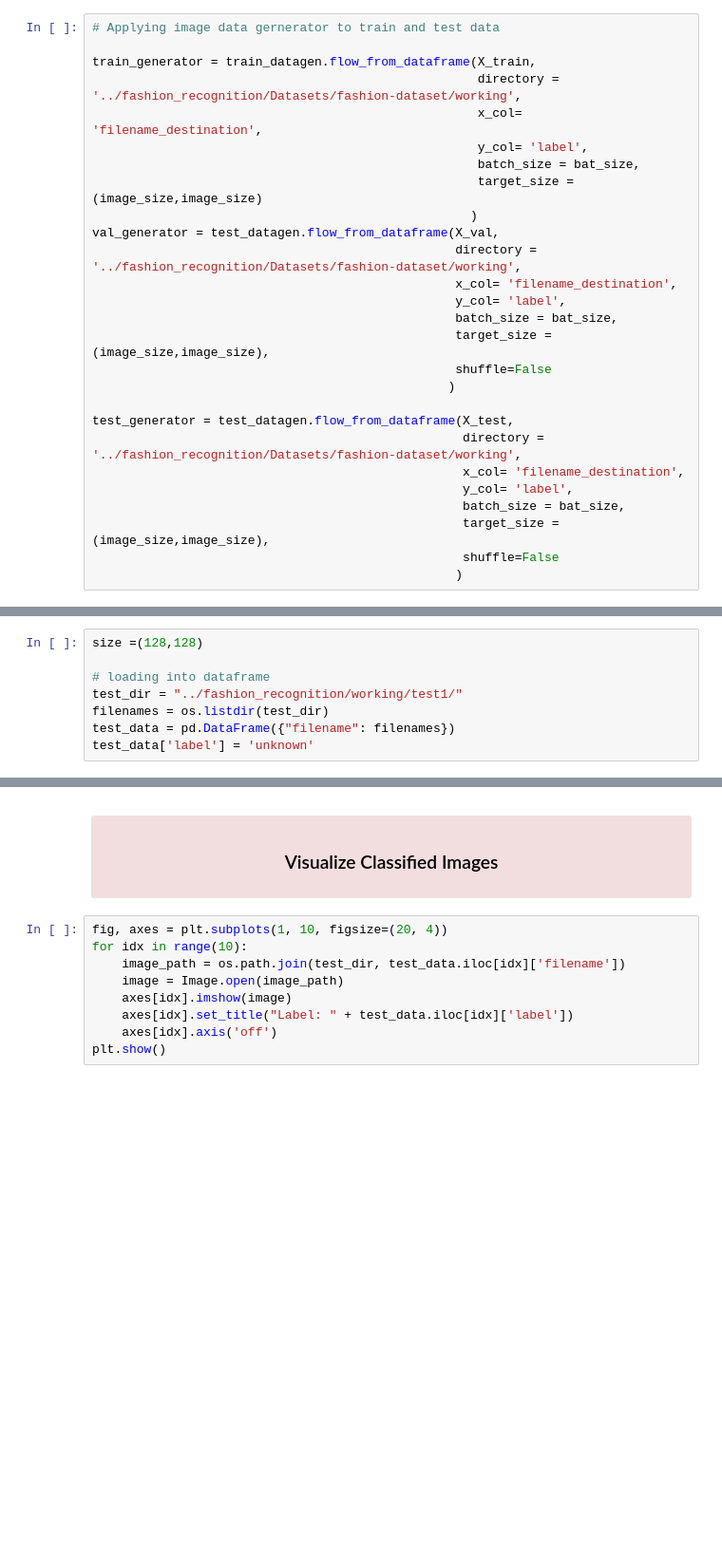
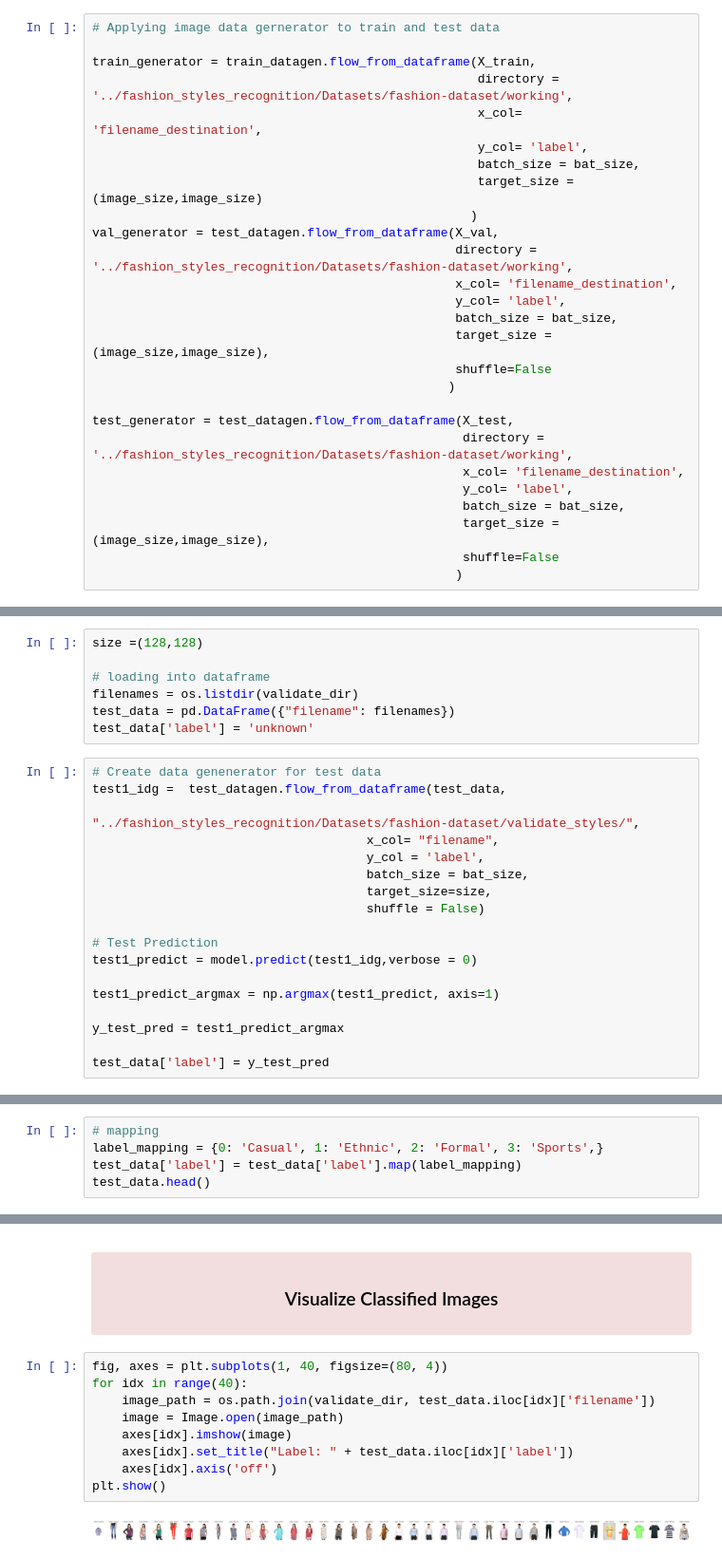
Before and after one commit to fatimafer/fashion_styles_recognition, a Jupyter notebook: fashion_classification.ipynb, the cells around one changed output, grey strips where cells are left out. Shown at 95% size. Cells and saved outputs as stored; diff of their text form; blank space fills up the shorter version.

Commit message:
modelo

```diff
--- a/fashion_classification.ipynb
+++ b/fashion_classification.ipynb
@@ -408,14 +532,14 @@ test_datagen = ImageDataGenerator(rescale=1./255)
 # Applying image data gernerator to train and test data
 
 train_generator = train_datagen.flow_from_dataframe(X_train,
-                                                    directory = '../fashion_recognition/Datasets/fashion-dataset/working',
+                                                    directory = '../fashion_styles_recognition/Datasets/fashion-dataset/working',
                                                     x_col= 'filename_destination',
                                                     y_col= 'label',
                                                     batch_size = bat_size,
                                                     target_size = (image_size,image_size)
                                                    )
 val_generator = test_datagen.flow_from_dataframe(X_val,
-                                                 directory = '../fashion_recognition/Datasets/fashion-dataset/working',
+                                                 directory = '../fashion_styles_recognition/Datasets/fashion-dataset/working',
                                                  x_col= 'filename_destination',
                                                  y_col= 'label',
                                                  batch_size = bat_size,
@@ -424,7 +548,7 @@ val_generator = test_datagen.flow_from_dataframe(X_val,
                                                 )
 
 test_generator = test_datagen.flow_from_dataframe(X_test,
-                                                  directory = '../fashion_recognition/Datasets/fashion-dataset/working',
+                                                  directory = '../fashion_styles_recognition/Datasets/fashion-dataset/working',
                                                   x_col= 'filename_destination',
                                                   y_col= 'label',
                                                   batch_size = bat_size,
@@ -644,7 +840,24 @@ Make predictions on kaggle test data for submission.
 size =(128,128)
 
 # loading into dataframe
-test_dir = "../fashion_recognition/working/test1/"
-filenames = os.listdir(test_dir)
+filenames = os.listdir(validate_dir)
 test_data = pd.DataFrame({"filename": filenames})
 test_data['label'] = 'unknown'
+# %%
+# Create data genenerator for test data
+test1_idg =  test_datagen.flow_from_dataframe(test_data,
+                                     "../fashion_styles_recognition/Datasets/fashion-dataset/validate_styles/",
+                                     x_col= "filename",
+                                     y_col = 'label',
+                                     batch_size = bat_size,
+                                     target_size=size,
+                                     shuffle = False)
+
+# Test Prediction
+test1_predict = model.predict(test1_idg,verbose = 0)
+
+test1_predict_argmax = np.argmax(test1_predict, axis=1)
+
+y_test_pred = test1_predict_argmax
+
+test_data['label'] = y_test_pred
@@ -650,0 +866,5 @@ test_data['label'] = 'unknown'
+# %%
+# mapping
+label_mapping = {0: 'Casual', 1: 'Ethnic', 2: 'Formal', 3: 'Sports',}
+test_data['label'] = test_data['label'].map(label_mapping)
+test_data.head()
@@ -684,11 +889,13 @@ sub.to_csv('../fashion_recognition/Datasets/submission.csv',index=True)
 <a id='21'></a>
 <div class="alert alert-block alert-danger"><h3 style="text-align:center;color:black"> Visualize Classified Images  </h3> </div>
 # %%
-fig, axes = plt.subplots(1, 10, figsize=(20, 4))
-for idx in range(10):
-    image_path = os.path.join(test_dir, test_data.iloc[idx]['filename'])
+fig, axes = plt.subplots(1, 40, figsize=(80, 4))
+for idx in range(40):
+    image_path = os.path.join(validate_dir, test_data.iloc[idx]['filename'])
     image = Image.open(image_path)
     axes[idx].imshow(image)
     axes[idx].set_title("Label: " + test_data.iloc[idx]['label'])
     axes[idx].axis('off')
 plt.show()
+# %% [output]
+[figure, added]
```
Also changed, not shown: parts of 51 cells of this notebook, 2 other files.
